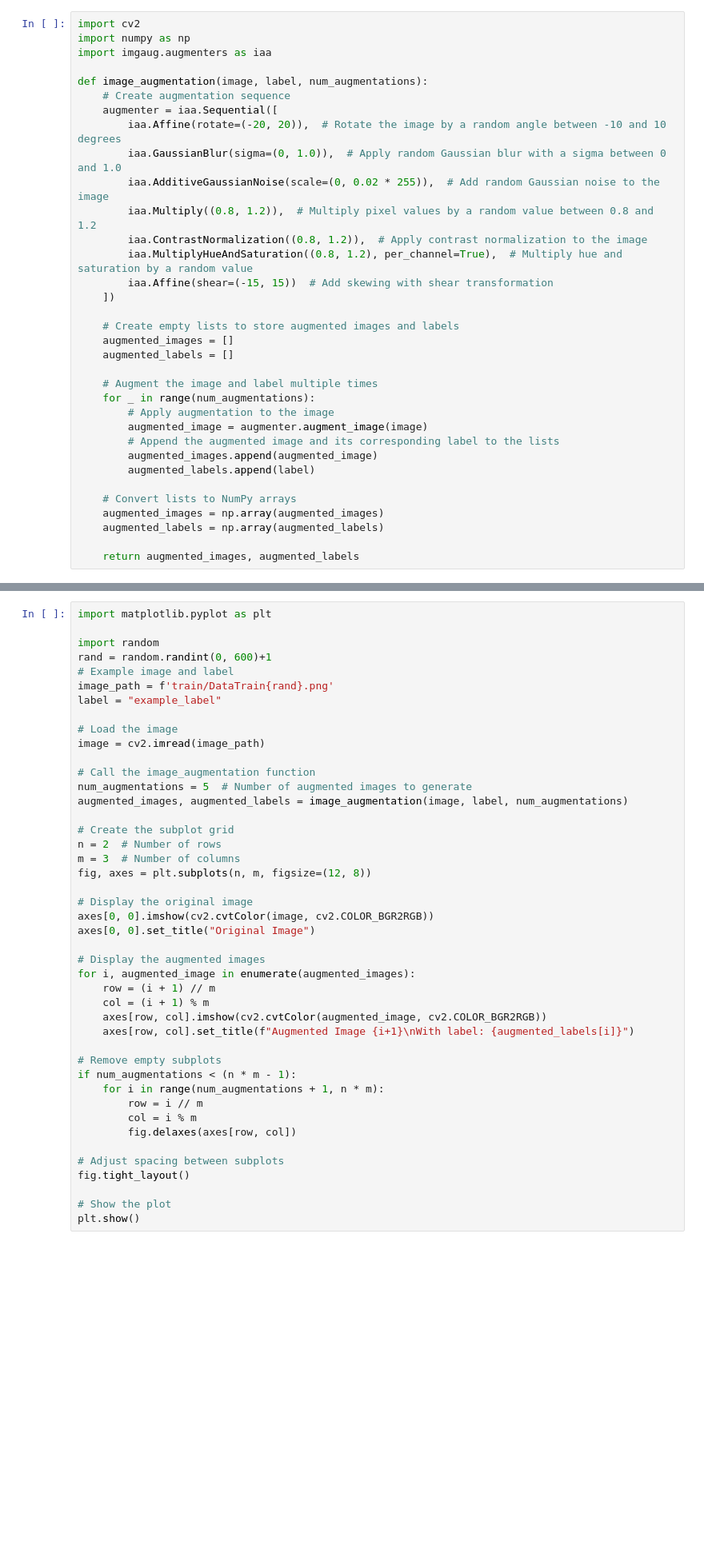
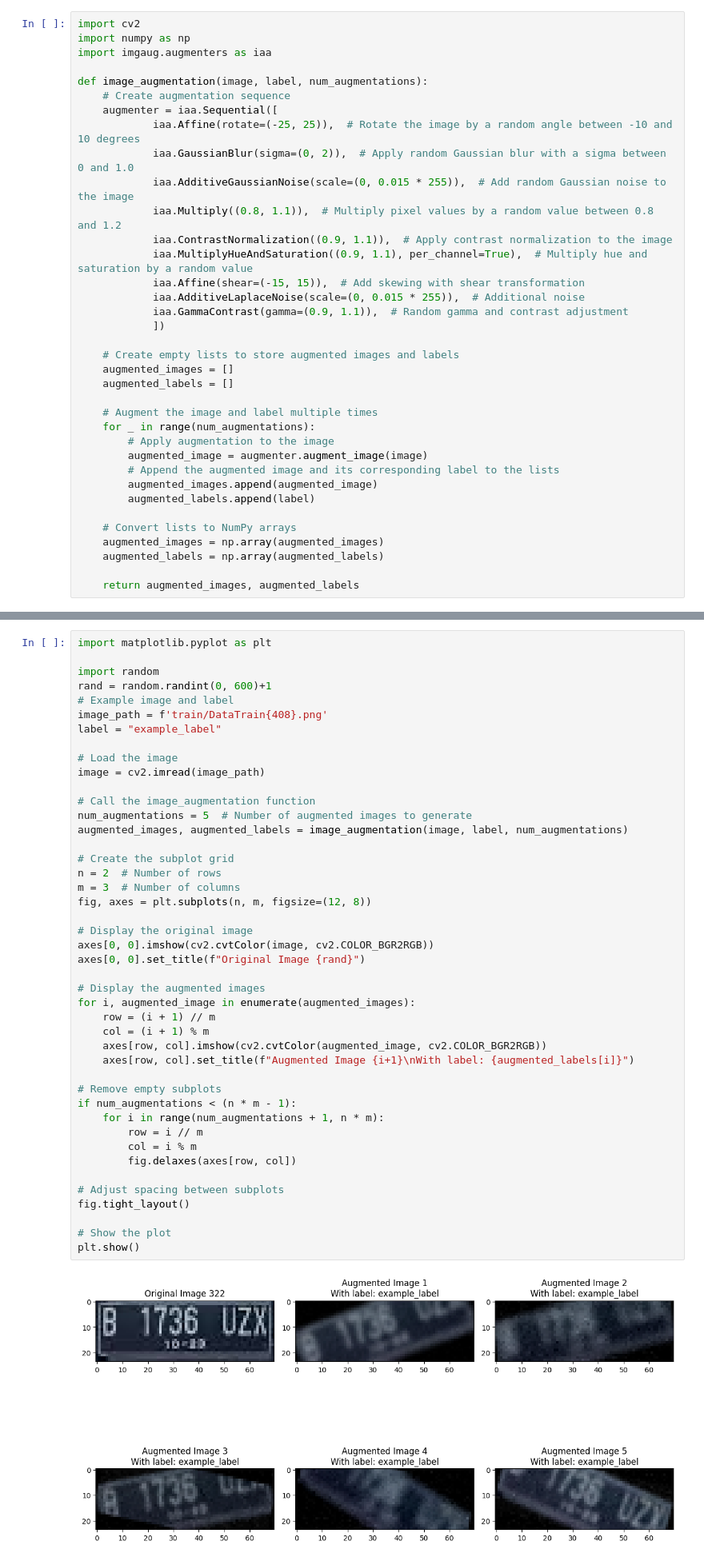
Before and after one commit to mdaniyalk/BDC-2023, a Jupyter notebook: test-preprocess-img.ipynb, the cells around one changed output, grey strips where cells are left out. Shown at 80% size. Drawn from its saved outputs; the diff is of its cells as text; blank space fills up the shorter version.

```diff
--- a/test-preprocess-img.ipynb
+++ b/test-preprocess-img.ipynb
@@ -177,14 +182,16 @@ import imgaug.augmenters as iaa
 def image_augmentation(image, label, num_augmentations):
     # Create augmentation sequence
     augmenter = iaa.Sequential([
-        iaa.Affine(rotate=(-20, 20)),  # Rotate the image by a random angle between -10 and 10 degrees
-        iaa.GaussianBlur(sigma=(0, 1.0)),  # Apply random Gaussian blur with a sigma between 0 and 1.0
-        iaa.AdditiveGaussianNoise(scale=(0, 0.02 * 255)),  # Add random Gaussian noise to the image
-        iaa.Multiply((0.8, 1.2)),  # Multiply pixel values by a random value between 0.8 and 1.2
-        iaa.ContrastNormalization((0.8, 1.2)),  # Apply contrast normalization to the image
-        iaa.MultiplyHueAndSaturation((0.8, 1.2), per_channel=True),  # Multiply hue and saturation by a random value
-        iaa.Affine(shear=(-15, 15))  # Add skewing with shear transformation
-    ])
+            iaa.Affine(rotate=(-25, 25)),  # Rotate the image by a random angle between -10 and 10 degrees
+            iaa.GaussianBlur(sigma=(0, 2)),  # Apply random Gaussian blur with a sigma between 0 and 1.0
+            iaa.AdditiveGaussianNoise(scale=(0, 0.015 * 255)),  # Add random Gaussian noise to the image
+            iaa.Multiply((0.8, 1.1)),  # Multiply pixel values by a random value between 0.8 and 1.2
+            iaa.ContrastNormalization((0.9, 1.1)),  # Apply contrast normalization to the image
+            iaa.MultiplyHueAndSaturation((0.9, 1.1), per_channel=True),  # Multiply hue and saturation by a random value
+            iaa.Affine(shear=(-15, 15)),  # Add skewing with shear transformation
+            iaa.AdditiveLaplaceNoise(scale=(0, 0.015 * 255)),  # Additional noise
+            iaa.GammaContrast(gamma=(0.9, 1.1)),  # Random gamma and contrast adjustment
+            ])
 
     # Create empty lists to store augmented images and labels
     augmented_images = []
@@ -211,7 +218,7 @@ import matplotlib.pyplot as plt
 import random
 rand = random.randint(0, 600)+1
 # Example image and label
-image_path = f'train/DataTrain{rand}.png'
+image_path = f'train/DataTrain{408}.png'
 label = "example_label"
 
 # Load the image
@@ -221,33 +228,35 @@ image = cv2.imread(image_path)
 num_augmentations = 5  # Number of augmented images to generate
 augmented_images, augmented_labels = image_augmentation(image, label, num_augmentations)
 
 # Create the subplot grid
 n = 2  # Number of rows
 m = 3  # Number of columns
 fig, axes = plt.subplots(n, m, figsize=(12, 8))
 
 # Display the original image
 axes[0, 0].imshow(cv2.cvtColor(image, cv2.COLOR_BGR2RGB))
-axes[0, 0].set_title("Original Image")
+axes[0, 0].set_title(f"Original Image {rand}")
 
 # Display the augmented images
 for i, augmented_image in enumerate(augmented_images):
     row = (i + 1) // m
     col = (i + 1) % m
     axes[row, col].imshow(cv2.cvtColor(augmented_image, cv2.COLOR_BGR2RGB))
     axes[row, col].set_title(f"Augmented Image {i+1}\nWith label: {augmented_labels[i]}")
 
 # Remove empty subplots
 if num_augmentations < (n * m - 1):
     for i in range(num_augmentations + 1, n * m):
         row = i // m
         col = i % m
         fig.delaxes(axes[row, col])
 
 # Adjust spacing between subplots
 fig.tight_layout()
 
 # Show the plot
 plt.show()
+# %% [output]
+[figure, added]
 # %%
 cv2.imwrite("unskewed_image.jpg", unskewed_image)
```
Also changed, not shown: parts of 2 cells of this notebook, 34 other files.
